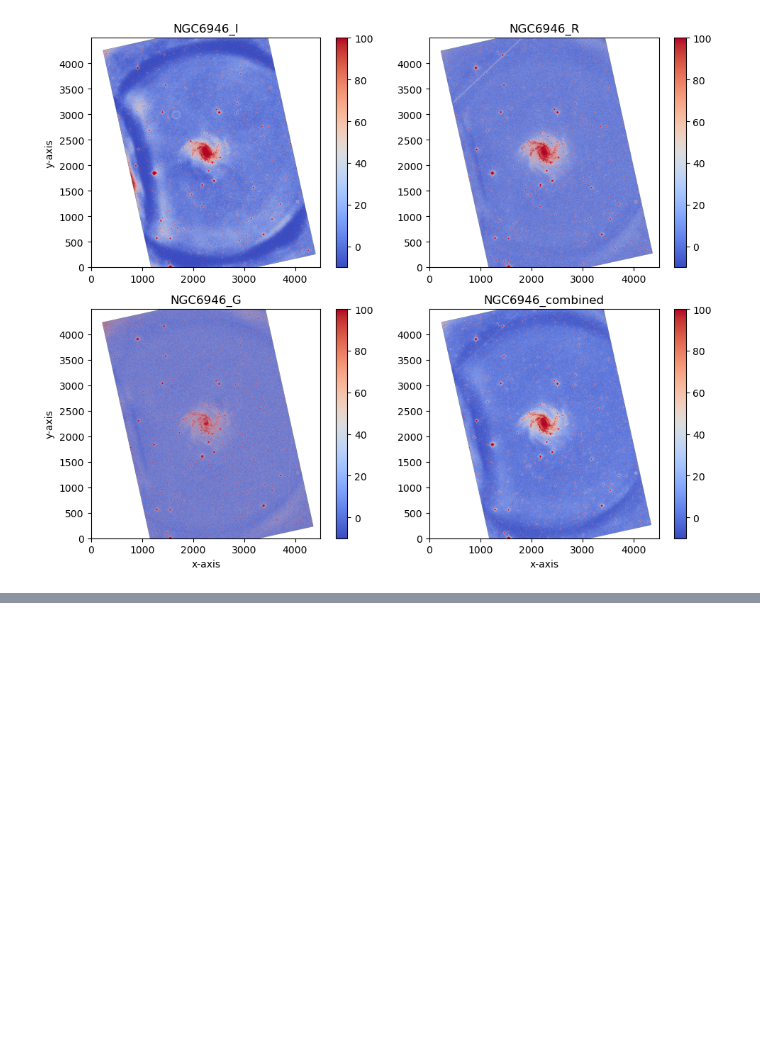
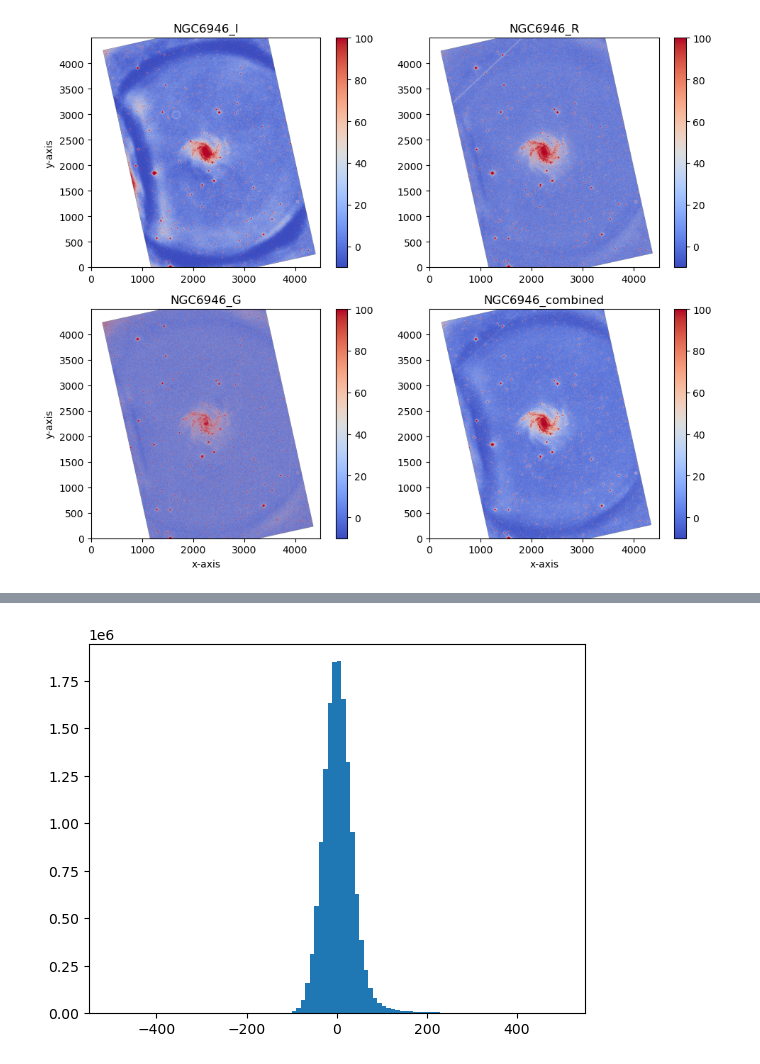
Before and after one commit to DemetryG16/DATA_ACQU_LAB, a Jupyter notebook: 07-Master_Galaxy.ipynb, the cells around one changed output, grey strips where cells are left out. Cells and saved outputs as stored; diff of their text form; code cells hidden in the pictures; blank space fills up the shorter version.

```diff
--- a/07-Master_Galaxy.ipynb
+++ b/07-Master_Galaxy.ipynb
@@ -70,0 +79,5 @@ plt.show()
+# %%
+plt.hist(galaxy_R.flatten(),bins= 100, range = (-500,500))
+plt.show()
+# %% [output]
+[figure, added]
```
Also changed, not shown: parts of 3 cells of this notebook, 3 other files.
